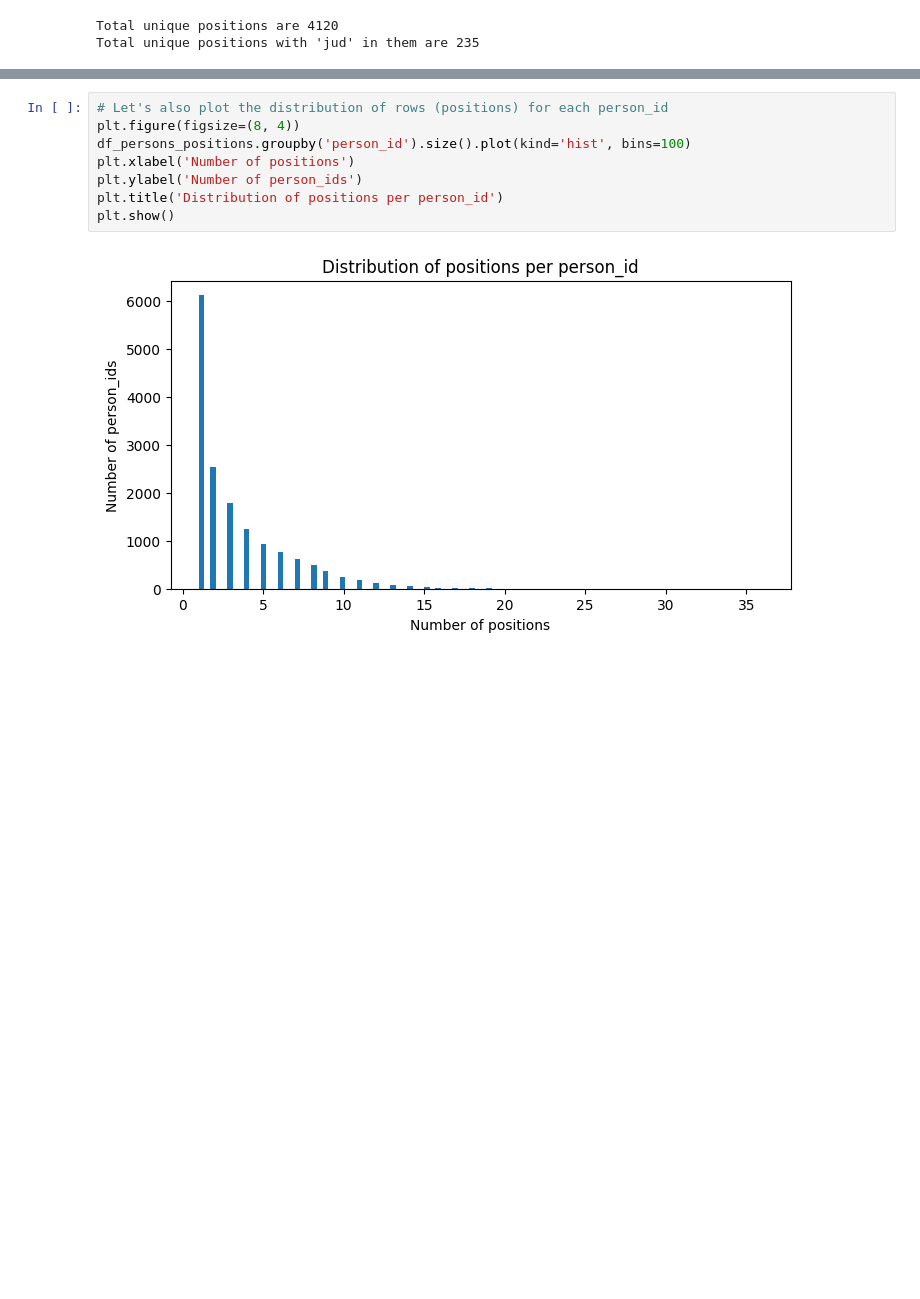
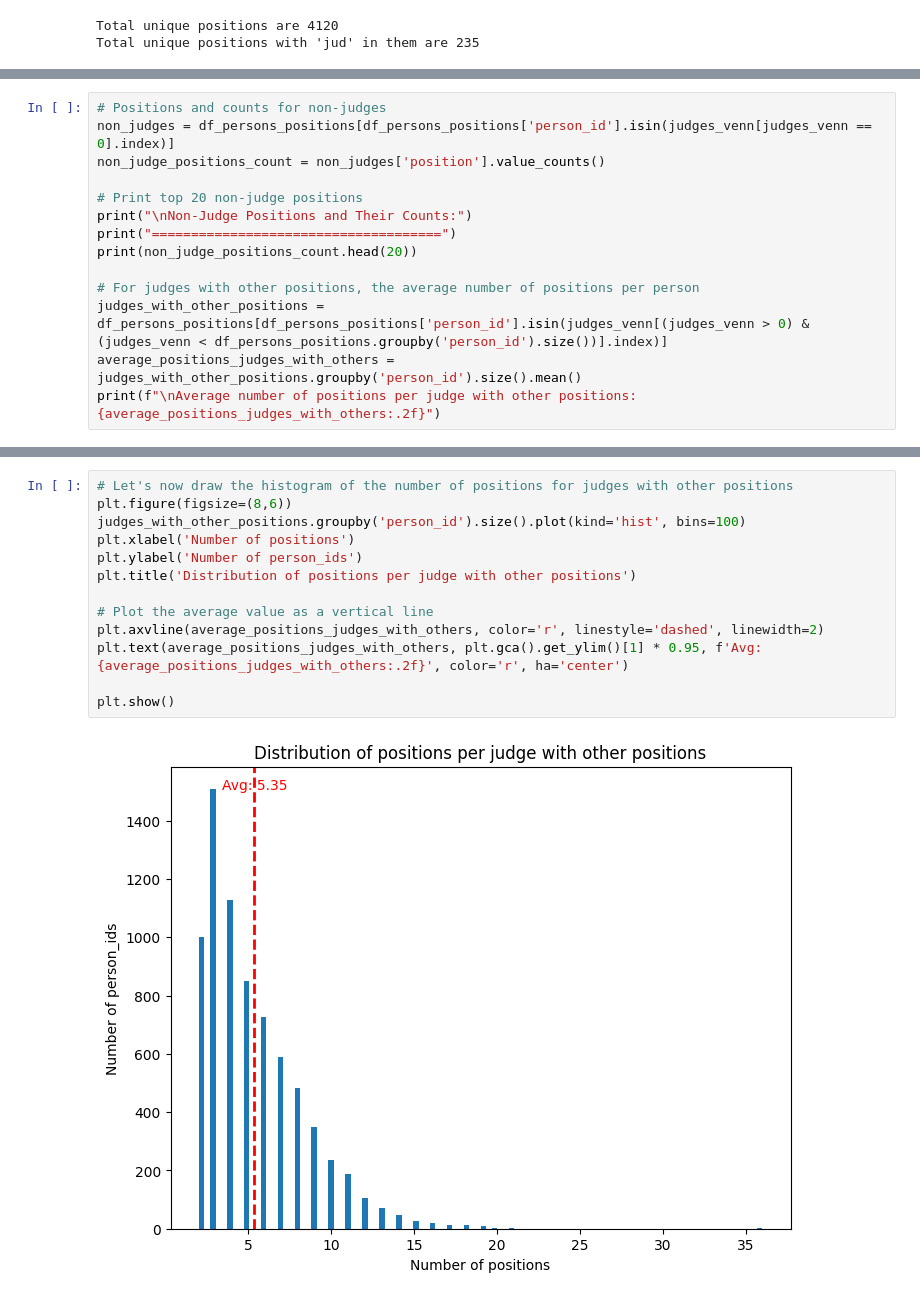
Before and after one commit to eshanprashar/judges-conflicts, a Jupyter notebook: scripts/analysis/00_persons_positions.ipynb, the cells around one changed output, grey strips where cells are left out. Cells and saved outputs as stored; diff of their text form; blank space fills up the shorter version.

Commit message:
updated positions analysis

```diff
--- a/scripts/analysis/00_persons_positions.ipynb
+++ b/scripts/analysis/00_persons_positions.ipynb
@@ -134,0 +203,14 @@ Average number of positions per person_id is 3.29
+# %%
+# Positions and counts for non-judges
+non_judges = df_persons_positions[df_persons_positions['person_id'].isin(judges_venn[judges_venn == 0].index)]
+non_judge_positions_count = non_judges['position'].value_counts()
+
+# Print top 20 non-judge positions
+print("\nNon-Judge Positions and Their Counts:")
+print("=====================================")
+print(non_judge_positions_count.head(20))
+
+# For judges with other positions, the average number of positions per person
+judges_with_other_positions = df_persons_positions[df_persons_positions['person_id'].isin(judges_venn[(judges_venn > 0) & (judges_venn < df_persons_positions.groupby('person_id').size())].index)]
+average_positions_judges_with_others = judges_with_other_positions.groupby('person_id').size().mean()
+print(f"\nAverage number of positions per judge with other positions: {average_positions_judges_with_others:.2f}")
@@ -135,10 +235,15 @@ Average number of positions per person_id is 3.29
 # %%
-# Let's also plot the distribution of rows (positions) for each person_id
-plt.figure(figsize=(8, 4))
-df_persons_positions.groupby('person_id').size().plot(kind='hist', bins=100)
+# Let's now draw the histogram of the number of positions for judges with other positions
+plt.figure(figsize=(8,6))
+judges_with_other_positions.groupby('person_id').size().plot(kind='hist', bins=100)
 plt.xlabel('Number of positions')
 plt.ylabel('Number of person_ids')
-plt.title('Distribution of positions per person_id')
+plt.title('Distribution of positions per judge with other positions')
+
+# Plot the average value as a vertical line
+plt.axvline(average_positions_judges_with_others, color='r', linestyle='dashed', linewidth=2)
+plt.text(average_positions_judges_with_others, plt.gca().get_ylim()[1] * 0.95, f'Avg: {average_positions_judges_with_others:.2f}', color='r', ha='center')
+
 plt.show()
 # %% [output]
-[figure, old version]
+[figure, new version]
```
Also changed, not shown: parts of 12 cells of this notebook, 2 other files.
